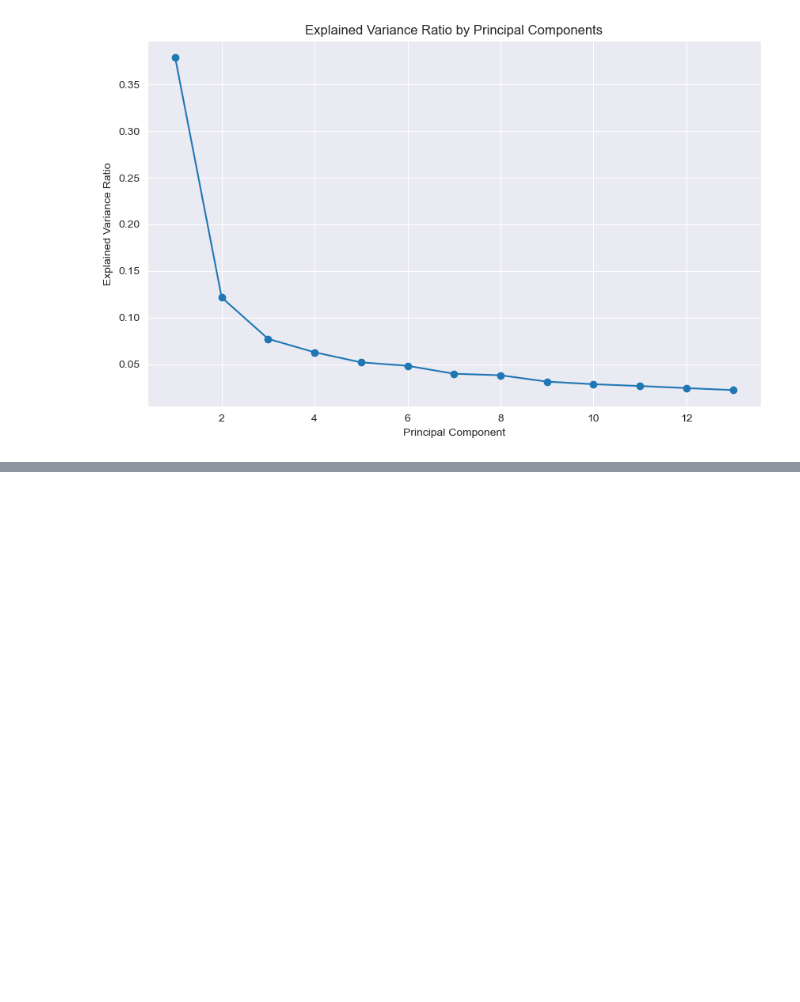
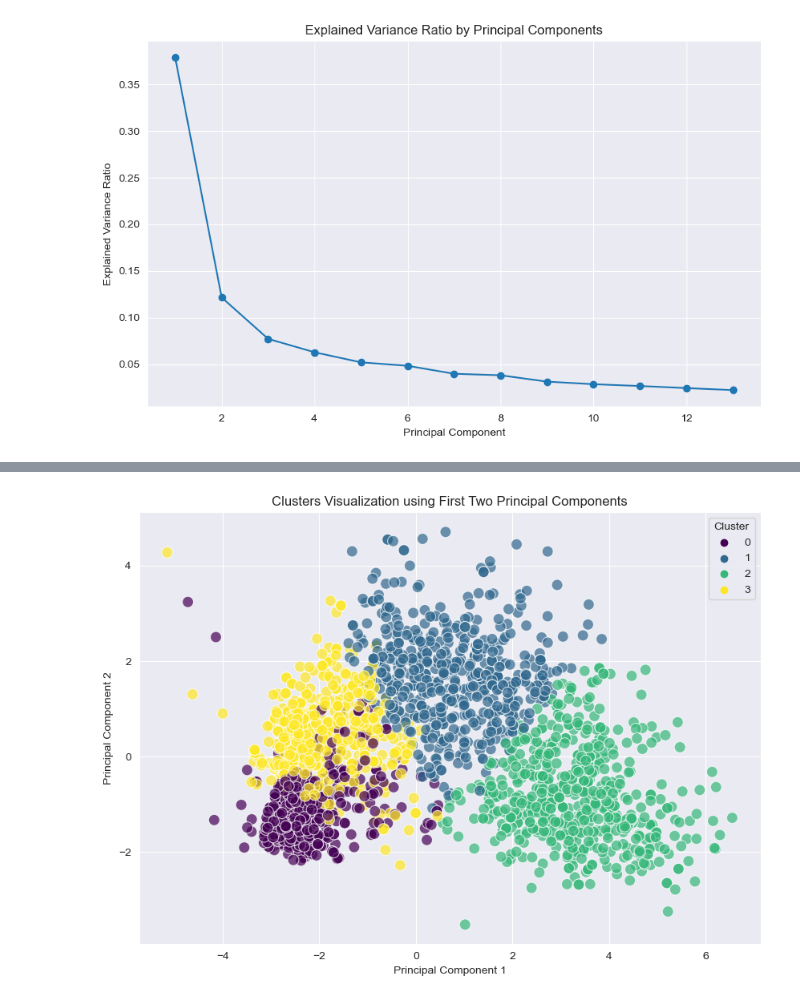
Before and after one commit to gdanylov/CSCA-5632-Final-Project, a Jupyter notebook: main.ipynb, the cells around one changed output, grey strips where cells are left out. Cells and saved outputs as stored; diff of their text form; code cells hidden in the pictures; blank space fills up the shorter version.

```diff
--- a/main.ipynb
+++ b/main.ipynb
@@ -197,3 +200,7 @@ plt.ylabel('Explained Variance Ratio')
 plt.show()
 # %% [output]
 [figure]
+# %%
+# Create a new feature for total spending
+df['Total_Spending'] = df[['MntWines', 'MntFruits', 'MntMeatProducts',
+                           'MntFishProducts', 'MntSweetProducts', 'MntGoldProds']].sum(axis=1)
@@ -199,0 +240,6 @@ plt.show()
+# %%
+optimal_clusters = 4
+# %%
+# Fit the K-means model with the optimal number of clusters
+kmeans = KMeans(n_clusters=optimal_clusters, random_state=42, n_init=10)
+df['Cluster'] = kmeans.fit_predict(pca_df.drop(columns=['ID', 'Dt_Customer']))
@@ -199,0 +251,10 @@ plt.show()
+# %%
+plt.figure(figsize=(10, 7))
+sns.scatterplot(x=pca_df['PC1'], y=pca_df['PC2'], hue=df['Cluster'], palette='viridis', s=100, alpha=0.7)
+plt.title('Clusters Visualization using First Two Principal Components')
+plt.xlabel('Principal Component 1')
+plt.ylabel('Principal Component 2')
+plt.legend(title='Cluster')
+plt.show()
+# %% [output]
+[figure, added]
```
Also changed, not shown: parts of 12 cells of this notebook.
